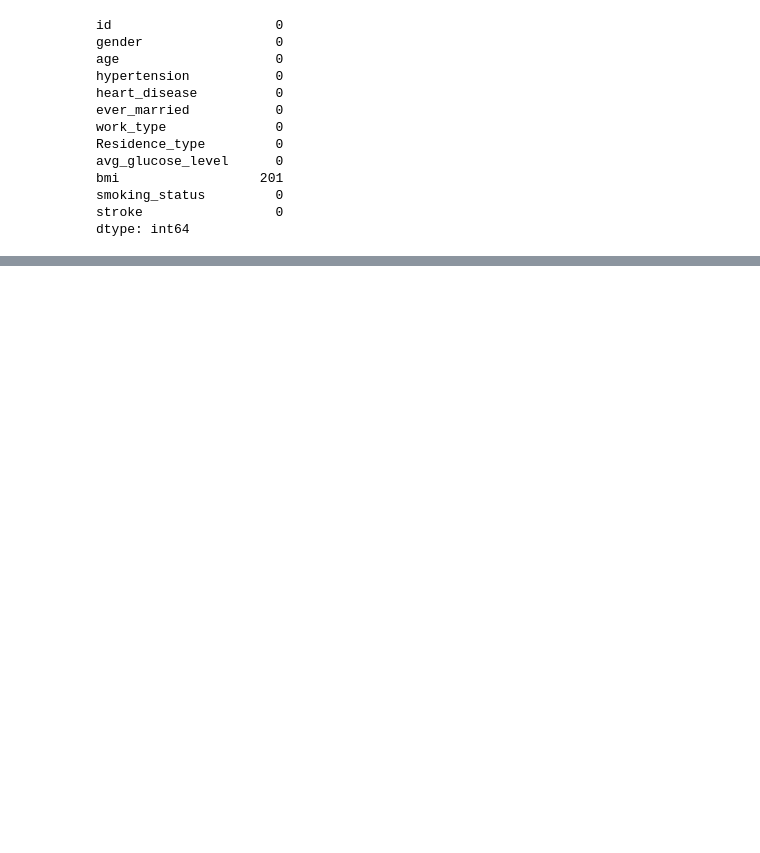
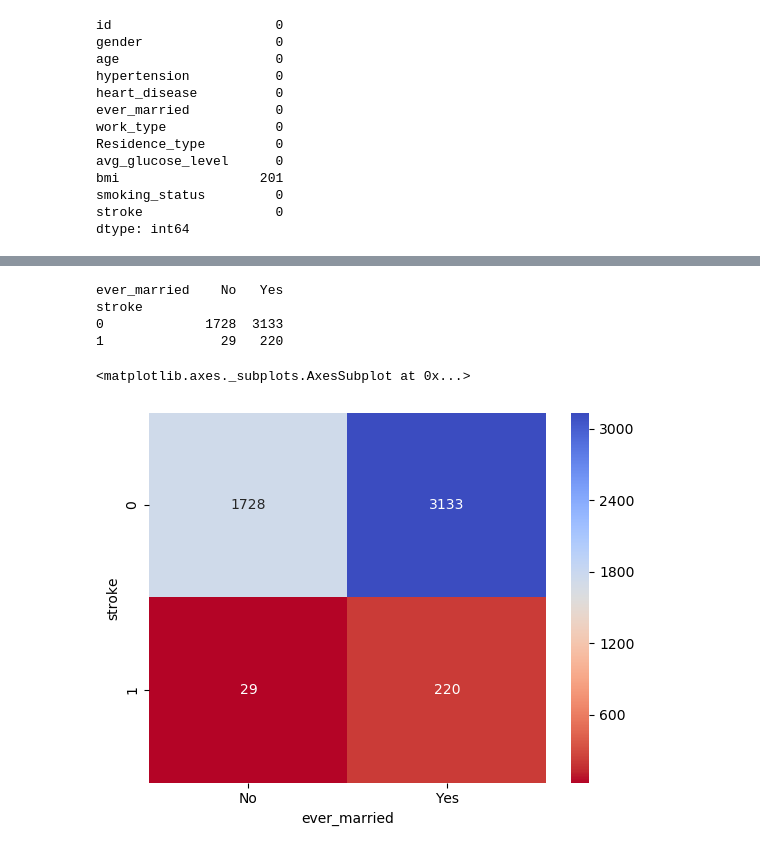
Before and after one commit to poojamahajan0712/Data-Science-Portfolio, a Jupyter notebook: Classification/StrokePrediction/StrokePrediction.ipynb, the cells around one changed output, grey strips where cells are left out. Saved outputs shown, nothing was run; the diff lists cells and outputs as text; code cells hidden in the pictures; blank space fills up the shorter version.

```diff
--- a/Classification/StrokePrediction/StrokePrediction.ipynb
+++ b/Classification/StrokePrediction/StrokePrediction.ipynb
@@ -56,0 +80,12 @@ stroke_data.describe()
+# %%
+crosstab = pd.crosstab(stroke_data['stroke'], stroke_data['ever_married'])
+print(crosstab)
+# Plot the heatmap
+sns.heatmap(crosstab, annot=True, fmt='d', cmap='coolwarm_r')
+# %% [output]
+ever_married    No   Yes
+stroke
+0             1728  3133
+1               29   220
+<matplotlib.axes._subplots.AxesSubplot at 0x...>
+[figure, added]
```
Also changed, not shown: parts of 15 cells of this notebook.
